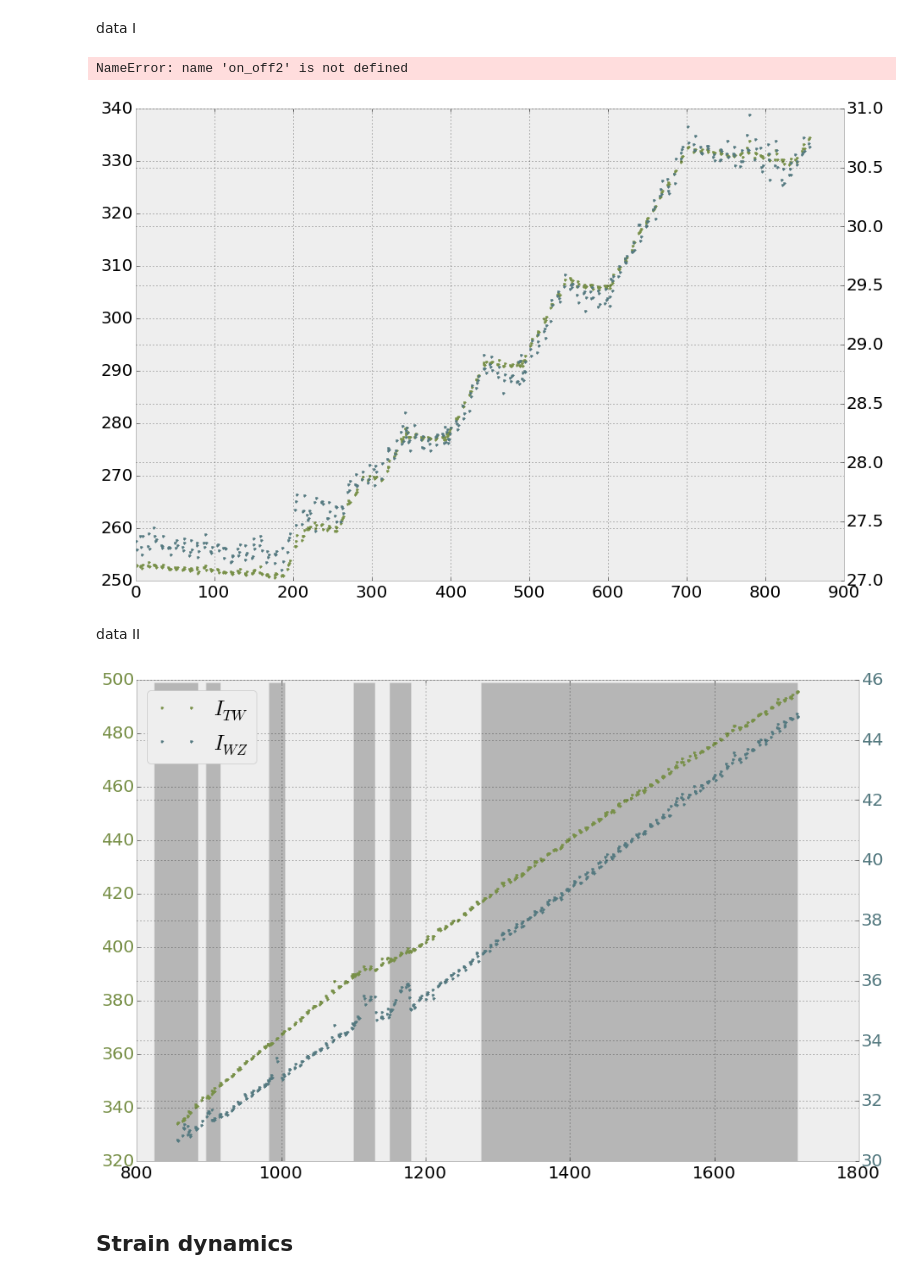
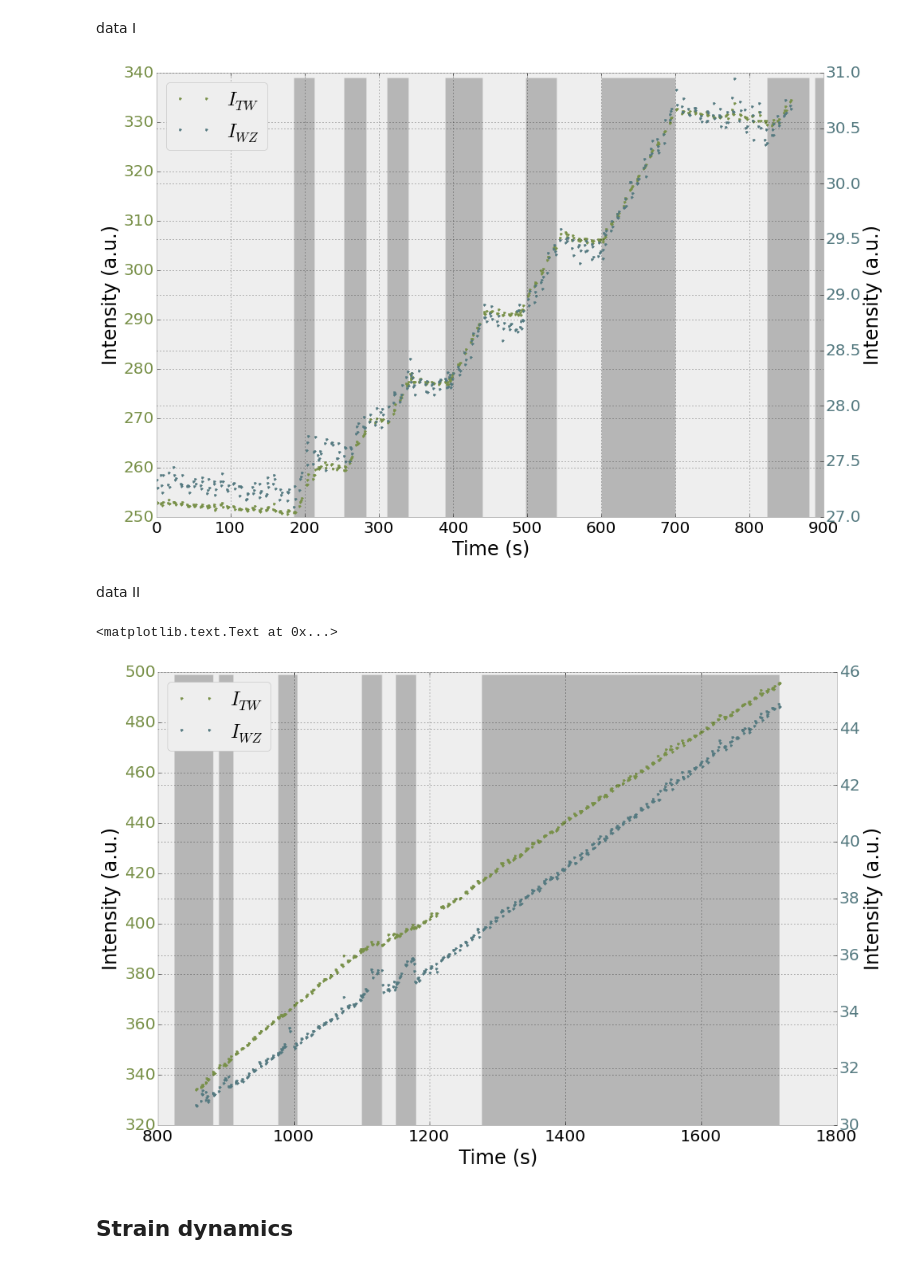
Before and after one commit to giulioungaretti/SPring8, a Jupyter notebook: 0799-Time3.ipynb, the cells around one changed output. Cells and saved outputs as stored; diff of their text form; code cells hidden in the pictures.

Commit message:
updated 0799 plots for keynote

```diff
--- a/0799-Time3.ipynb
+++ b/0799-Time3.ipynb
@@ -310,14 +309,16 @@ data I
 # %%
 fig, ax = subplots(figsize=(15,10))
 ax2 = ax.twinx()
 ax.plot(dataI.Time, dataI.Int_TW, '.',label= '$I_{TW}$', c='#789048')
 ax2.plot(dataI.Time, dataI.Int_WZ, '.',label= '$I_{WZ}$', c='#547980')
 shade(on_off2,ax)
 color_ticks(fig)
+ax.set_xlabel('Time (s)')
+ax.set_ylabel('Intensity (a.u.)')
+ax2.set_ylabel('Intensity (a.u.)')
 update_legend(fig)
 # %% [output]
-NameError: name 'on_off2' is not defined
-[figure, old version]
+[figure, new version]
 # %% [markdown]
 data II
 # %%
@@ -329,8 +330,12 @@ ax2.plot(dataII.Time, dataII.Int_WZ, '.',label= '$I_{WZ}$', c='#547980' )
 update_legend(fig)
 color_ticks(fig)
 shade(on_off2,ax)
+ax.set_xlabel('Time (s)')
+ax.set_ylabel('Intensity (a.u.)')
+ax2.set_ylabel('Intensity (a.u.)')
 # %% [output]
+<matplotlib.text.Text at 0x...>
-[figure, old version]
+[figure, new version]
 # %% [markdown]
 ## Strain dynamics
 # %% [markdown]
```
Also changed, not shown: parts of 6 cells of this notebook, 3 other files.
